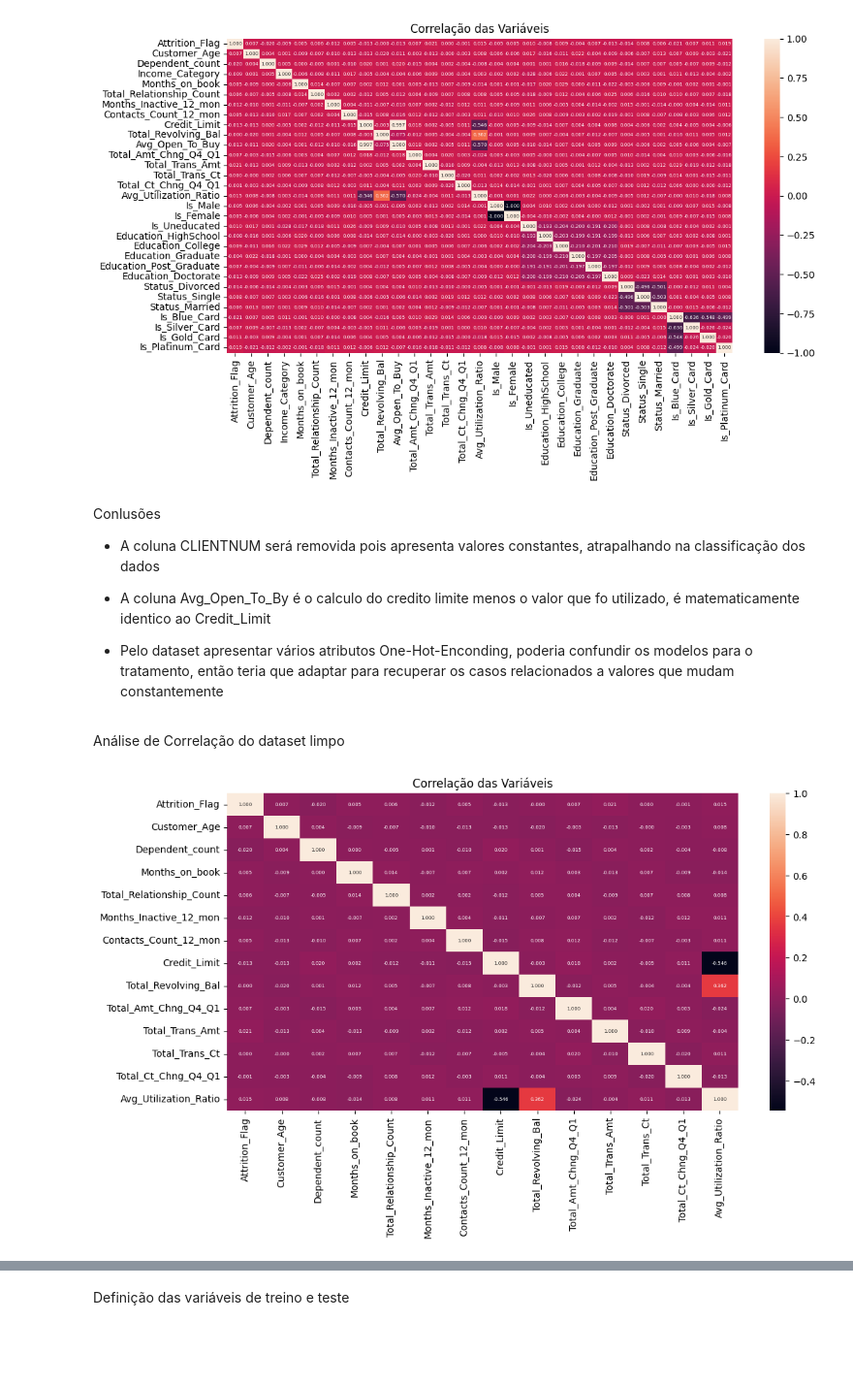
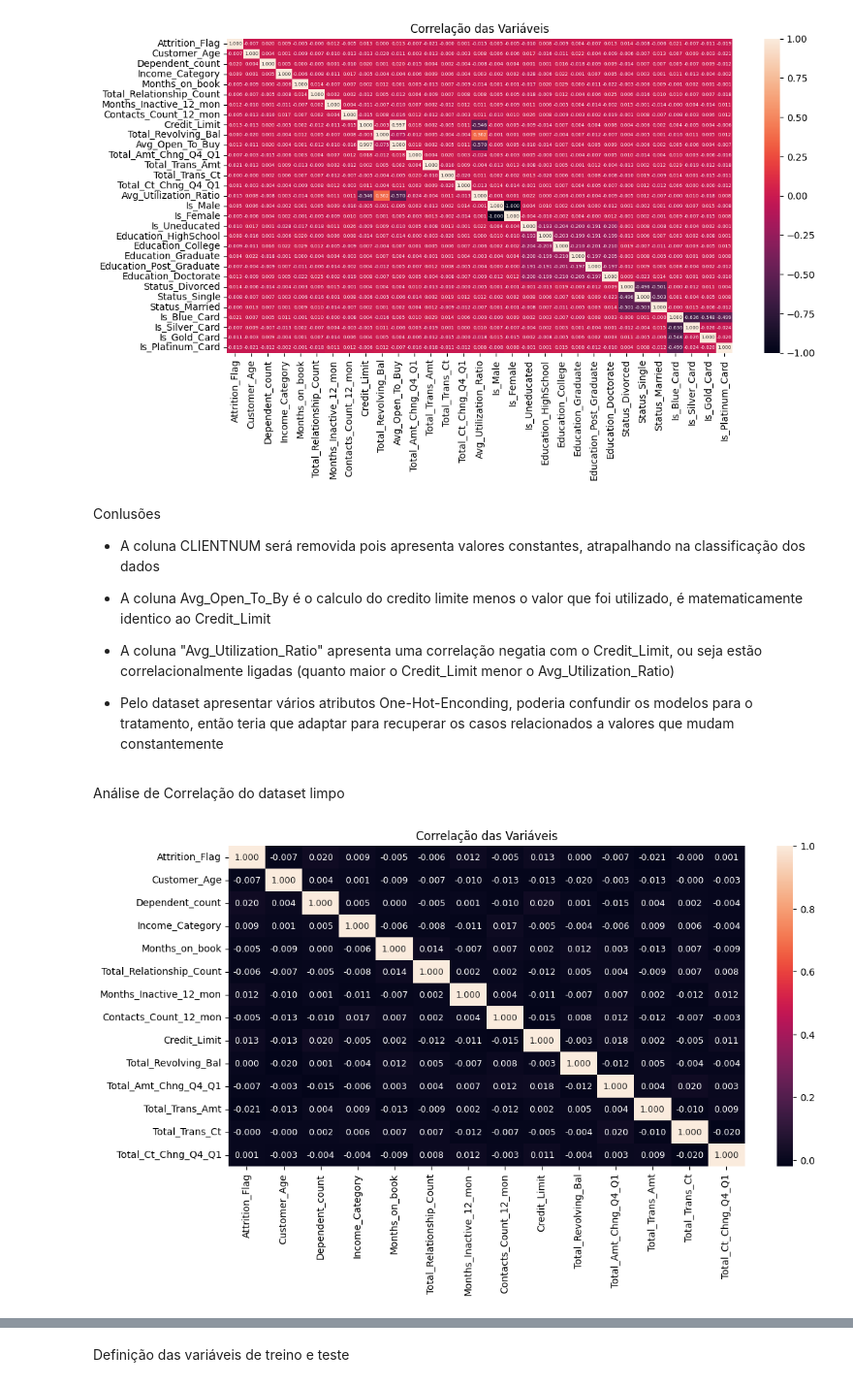
Before and after one commit to rpf991/Previsao_Churning_Clientes_Credito, a Jupyter notebook: notebooks/data_analysis.ipynb, the cells around one changed output, grey strips where cells are left out. Shown at 97% size. Drawn from its saved outputs; the diff is of its cells as text; code cells hidden in the pictures; blank space fills up the shorter version.

```diff
--- a/notebooks/data_analysis.ipynb
+++ b/notebooks/data_analysis.ipynb
@@ -119,8 +121,8 @@ income_category_map = {"Less than $40K": 1, "$40K - $60K": 2,
                        "$60K - $80K": 3, "$80K - $120K": 4, "$120K +": 5} # "Unknown": 0,
 
 atrition_flag_map = {
-    'Attrited Customer': 0,
-    'Existing Customer': 1
+    'Attrited Customer': 1,
+    'Existing Customer': 0
 }
 
 df_base_credit['Is_Male'] = df_base_credit['Gender'].map(lambda x: x == 'M').astype("int")
@@ -190,7 +192,11 @@ Conlusões
   atrapalhando na classificação dos dados
 
 * A coluna Avg_Open_To_By é o calculo do credito limite menos
-  o valor que fo utilizado, é matematicamente identico ao Credit_Limit
+  o valor que foi utilizado, é matematicamente identico ao Credit_Limit
+
+* A coluna "Avg_Utilization_Ratio" apresenta uma correlação negatia com o
+  Credit_Limit, ou seja estão correlacionalmente ligadas
+  (quanto maior o Credit_Limit menor o Avg_Utilization_Ratio)
 
 * Pelo dataset apresentar vários atributos One-Hot-Enconding, poderia
   confundir os modelos para o tratamento, então teria que adaptar para
@@ -198,15 +204,16 @@ Conlusões
 # %%
 df_credit_clean = df_base_credit.drop(columns=['CLIENTNUM', 'Gender', 'Marital_Status',
                                               'Card_Category', 'Is_Female', 'Status_Divorced',
-                                              'Avg_Open_To_Buy', 'Education_Level',
 
+                                              'Avg_Open_To_Buy',
+
+                                              'Education_Level',
                                               'Is_Male',
                                               'Is_Uneducated',
                                               'Education_HighSchool', 'Education_College',
                                               'Education_Graduate', 'Education_Post_Graduate', 'Education_Doctorate',
 
-                                              'Income_Category',
-
+                                              'Avg_Utilization_Ratio',
                                               'Status_Single', 'Status_Married',
                                               'Is_Blue_Card', 'Is_Silver_Card', 'Is_Gold_Card', 'Is_Platinum_Card'
                                             ])
@@ -215,9 +222,9 @@ Análise de Correlação do dataset limpo
 # %%
 plt.figure(figsize=(12, 6))
 
 sns.heatmap(data=df_credit_clean.corr(),
-            annot=True, fmt=".3f", annot_kws={"size": 5})
+            annot=True, fmt=".3f", annot_kws={"size": 9})
 plt.title("Correlação das Variáveis")
 plt.show()
 # %% [output]
-[figure, old version]
+[figure, new version]
```
Also changed, not shown: parts of 39 cells of this notebook, 2 other files.
